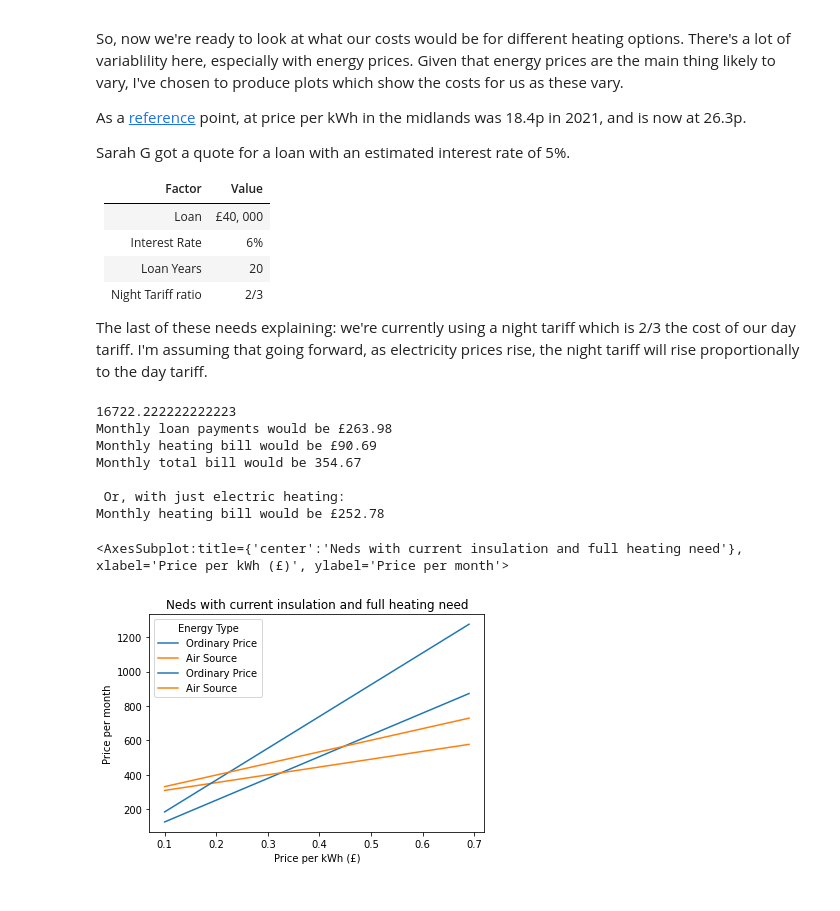
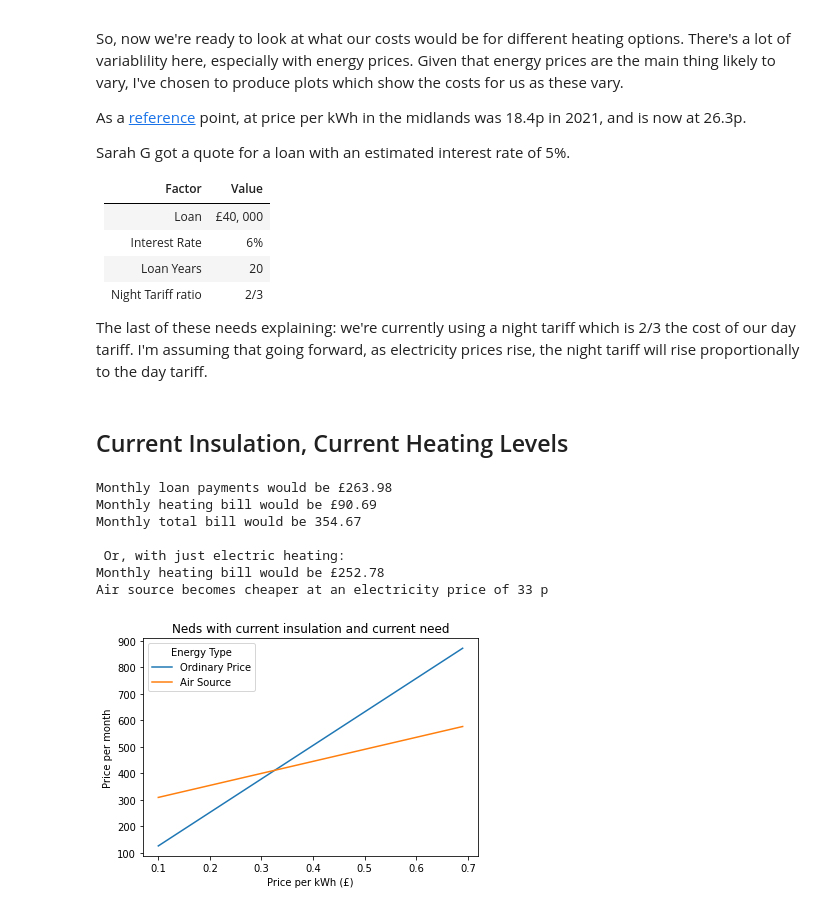
Before and after one commit to DanGoldwater/Neds_Heating_Finance, a Jupyter notebook: notebook.ipynb, the cells around one changed output. Saved outputs shown, nothing was run; the diff lists cells and outputs as text; code cells hidden in the pictures.

```diff
--- a/notebook.ipynb
+++ b/notebook.ipynb
@@ -89,6 +89,7 @@ Night Tariff ratio | 2/3
 The last of these needs explaining: we're currently using a night tariff which is 2/3 the cost of our day tariff. I'm assuming that going forward, as electricity prices rise, the night tariff will rise proportionally to the day tariff.
 # %%
 from main import *
+basic_electric_price = 0.2
 Neds_current_low_heat = scenario(**{
     'loan_years': 20,
     'rate': 5,
@@ -106,19 +107,28 @@ Neds_current_full_heat = scenario(**{
     'hot_water_need': 3500,
     'electricity_price': .2,
  })
-
-
-p1 = make_scenario_electricity_plot(Neds_current_low_heat)
-p1.set_title('Neds with current insulation and current need')
-p2 = make_scenario_electricity_plot(Neds_current_full_heat)
-p2.set_title('Neds with current insulation and full heating need')
+Neds_future_full_heat = scenario(**{
+    'loan_years': 20,
+    'rate': 5,
+    'loan_amount': 40_000,
+    'heating_need': 16_222,
+    'hot_water_need': 3500,
+    'electricity_price': .2
+ })
-# %% [output]
-16722.222222222223
-Monthly loan payments would be £263.98
-Monthly heating bill would be £90.69
-Monthly total bill would be 354.67
-
- Or, with just electric heating:
-Monthly heating bill would be £252.78
-<AxesSubplot:title={'center':'Neds with current insulation and full heating need'}, xlabel='Price per kWh (£)', ylabel='Price per month'>
-[figure, removed]
+# %% [markdown]
+## Current Insulation, Current Heating Levels
+# %%
+p1= make_scenario_electricity_plot(Neds_current_low_heat)
+p1.set_title('Neds with current insulation and current need')
+Neds_current_low_heat.electricity_price = basic_electric_price
+Neds_current_low_heat.give_summary()
+print(f'Air source becomes cheaper at an electricity price of {find_crossing_price(Neds_current_low_heat)*100:.0f} p')
+# %% [output]
+Monthly loan payments would be £263.98
+Monthly heating bill would be £90.69
+Monthly total bill would be 354.67
+
+ Or, with just electric heating:
+Monthly heating bill would be £252.78
+Air source becomes cheaper at an electricity price of 33 p
+[figure, added]
```
Also changed, not shown: parts of 4 cells of this notebook, 3 other files.
